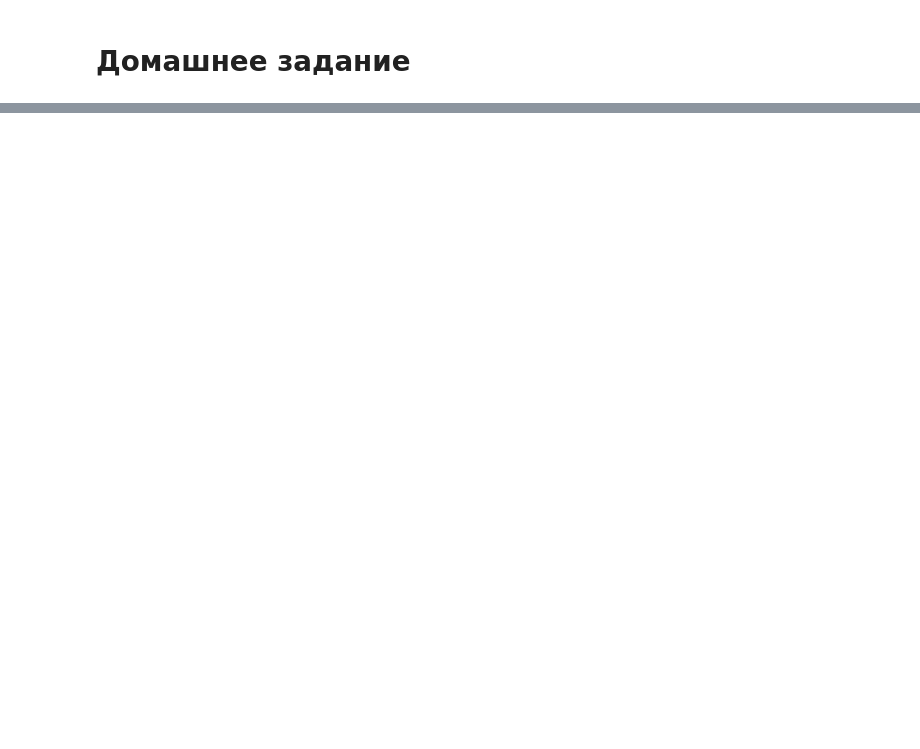
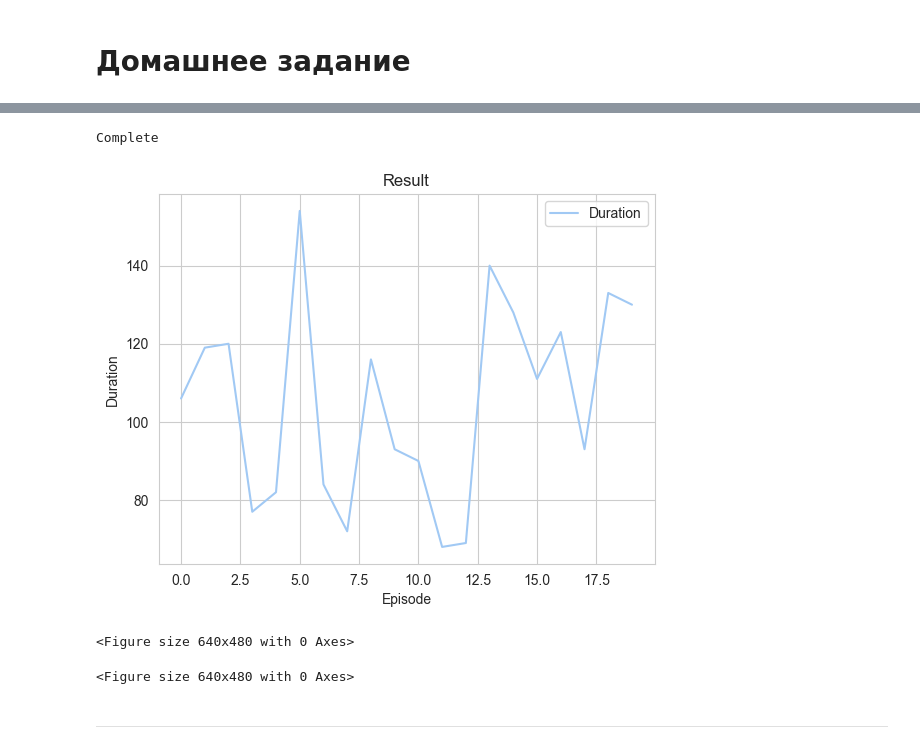
Before and after one commit to eilyich/OtusHomework2, a Jupyter notebook: homewok.ipynb, the cells around one changed output, grey strips where cells are left out. Cells and saved outputs as stored; diff of their text form; code cells hidden in the pictures; blank space fills up the shorter version.

```diff
--- a/homewok.ipynb
+++ b/homewok.ipynb
@@ -207,4 +183,7 @@ def select_action(state):
     else:
         # Иначы выбираем случайное дайствие
         return torch.tensor([[env.action_space.sample()]], device=device, dtype=torch.long)
+# %%
+sns.set_style("whitegrid")  # Устанавливаем стиль
+sns.set_palette("pastel")   # Мягкие цвета для лучшего контраста
 # %%
@@ -235,7 +220,7 @@ def plot_durations(show_result=False):
         else:
             display.display(plt.gcf())
 # %%
-def optimize_model(batch_size: int):
+def optimize_model(batch_size, optimizer, with_clip=False):
     if len(memory) < batch_size:
         return
 
@@ -255,7 +240,7 @@ def optimize_model(batch_size: int):
     # Собираем батчи для состояний, действий и наград
     state_batch = torch.cat(batch.state)
     action_batch = torch.cat(batch.action)
-    reward_batch = torch.cat(batch.reward)
+    reward_batch = torch.cat(batch.reward).float()
 
     # Вычислить Q(s_t, a) - модель вычисляет Q(s_t),
     # затем мы выбираем столбцы предпринятых действий.
@@ -274,23 +259,24 @@ def optimize_model(batch_size: int):
     expected_state_action_values = (next_state_values * GAMMA) + reward_batch
 
     # Объединяем все в общий лосс
-    criterion = nn.SmoothL1Loss()
+    if with_clip:
+        criterion = nn.SmoothL1Loss()
+    else:
+        criterion = nn.MSELoss()
+
     loss = criterion(state_action_values, expected_state_action_values.unsqueeze(1))
 
     # Готовим градиент
     optimizer.zero_grad()
     loss.backward()
+
     # Обрезаем значения градиента - проблемма исчезающего/взрывающего градиента
-    torch.nn.utils.clip_grad_value_(policy_net.parameters(), 100)
+    if with_clip:
+        torch.nn.utils.clip_grad_value_(policy_net.parameters(), 100)
 
     optimizer.step()
 # %%
-if torch.cuda.is_available():
-    num_episodes = 100
-else:
-    num_episodes = 100
-
-for i_episode in range(num_episodes):
+for i_episode in range(20):
     # Для каждого эпизода инициализируем начальное состояние
     state, info = env.reset()
     state = torch.tensor(state, dtype=torch.float32, device=device).unsqueeze(0)
@@ -298,52 +284,53 @@ for i_episode in range(num_episodes):
     # выполняем действия пока не получим флаг done
     # t - считает сколько шагов успели сделать пока шест не упал
     # for t in count():
-    for t in range(2000):
+    for t in range(MAX_EPISODE_STEPS):
         # выбираем действие [0, 1]
         action = select_action(state)
         # Делаем шаг
         observation, reward, terminated, truncated, _ = env.step(action.item())
 
         # Преобразуем в тензор
-        reward = torch.tensor([reward], device=device)
+        reward = torch.tensor([reward], device=device, dtype=torch.float32)
 
         # Объединяем done по двум конечным состояниям
         done = terminated or truncated
 
         # присваиваем следующее состояние
-        if terminated:
+        if done:
             next_state = None
         else:
             next_state = torch.tensor(observation, dtype=torch.float32, device=device).unsqueeze(0)
 
         # отправляем в память
         memory.push(state, action, next_state, reward)
 
         # переходим на следующее состояние
         state = next_state
 
         # запускаем обучение сети
-        optimize_model(batch_size=128)
-
-        # делаем "мягкое" обновление весов
-        # θ′ ← τ θ + (1 −τ )θ′
-        target_net_state_dict = target_net.state_dict()
-        policy_net_state_dict = policy_net.state_dict()
-
-        for key in policy_net_state_dict:
-            target_net_state_dict[key] = policy_net_state_dict[key]*TAU + target_net_state_dict[key]*(1-TAU)
-        target_net.load_state_dict(target_net_state_dict)
+        optimize_model(batch_size=128, optimizer=optimizerAdam)
 
         # Если получили terminated or truncated завершаем эпизод обучения
         if done:
             # добавляем в массив продолжительность эпизода
             episode_durations.append(t + 1)
             # отрисовываем график
-            plot_durations()
+            plot_durations(episode_durations)
             break
+
+    if i_episode % TARGET_UPDATE_FREQ == 0:
+            target_net.load_state_dict(policy_net.state_dict())
 
 print('Complete')
 # отрисовываем финальный график
-plot_durations(show_result=True)
+plot_durations(episode_durations=episode_durations, show_result=True)
 plt.ioff()
 plt.show()
+# %% [output]
+Complete
+[figure, added]
+<Figure size 640x480 with 0 Axes>
+<Figure size 640x480 with 0 Axes>
+# %% [markdown]
+---
```
Also changed, not shown: parts of 9 cells of this notebook.
